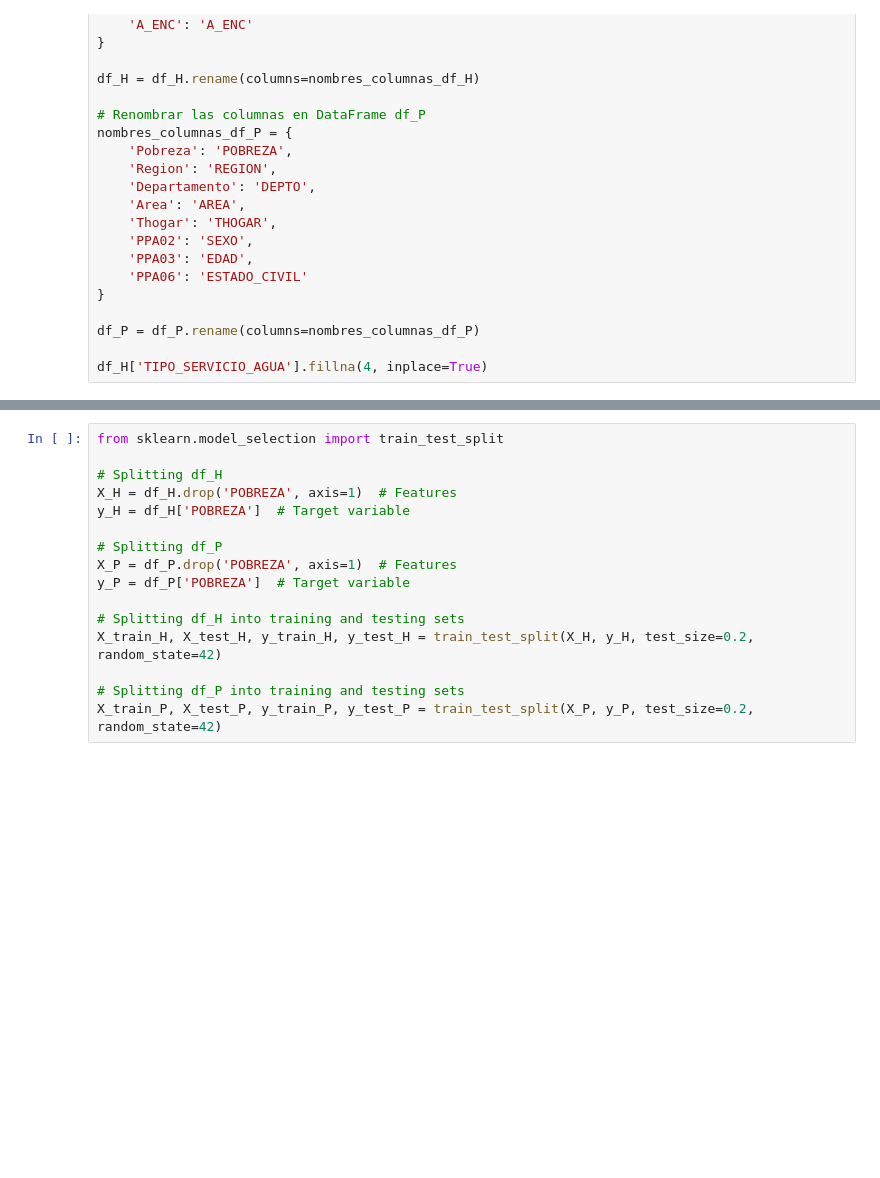
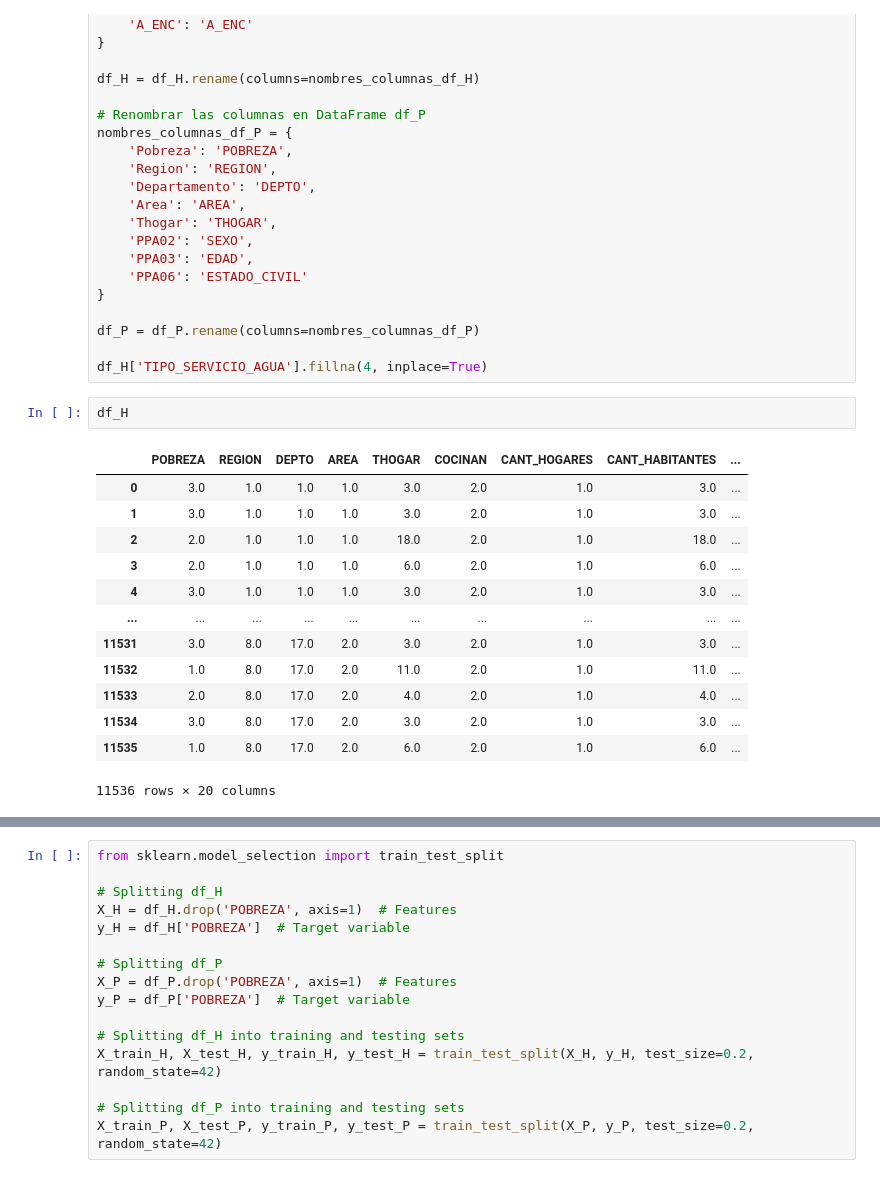
Before and after one commit to caguirre5/Lab10-DS, a Jupyter notebook: Lab10_modelo.ipynb, the cells around one changed output, grey strips where cells are left out. Drawn from its saved outputs; the diff is of its cells as text; blank space fills up the shorter version.

```diff
--- a/Lab10_modelo.ipynb
+++ b/Lab10_modelo.ipynb
@@ -54,3 +78,19 @@ nombres_columnas_df_P = {
 df_P = df_P.rename(columns=nombres_columnas_df_P)
 
 df_H['TIPO_SERVICIO_AGUA'].fillna(4, inplace=True)
+# %%
+df_H
+# %% [output]
+|  | POBREZA | REGION | DEPTO | AREA | THOGAR | COCINAN | CANT_HOGARES | CANT_HABITANTES | ... |
+| 0 | 3.0 | 1.0 | 1.0 | 1.0 | 3.0 | 2.0 | 1.0 | 3.0 | ... |
+| 1 | 3.0 | 1.0 | 1.0 | 1.0 | 3.0 | 2.0 | 1.0 | 3.0 | ... |
+| 2 | 2.0 | 1.0 | 1.0 | 1.0 | 18.0 | 2.0 | 1.0 | 18.0 | ... |
+| 3 | 2.0 | 1.0 | 1.0 | 1.0 | 6.0 | 2.0 | 1.0 | 6.0 | ... |
+| 4 | 3.0 | 1.0 | 1.0 | 1.0 | 3.0 | 2.0 | 1.0 | 3.0 | ... |
+| ... | ... | ... | ... | ... | ... | ... | ... | ... | ... |
+| 11531 | 3.0 | 8.0 | 17.0 | 2.0 | 3.0 | 2.0 | 1.0 | 3.0 | ... |
+| 11532 | 1.0 | 8.0 | 17.0 | 2.0 | 11.0 | 2.0 | 1.0 | 11.0 | ... |
+| 11533 | 2.0 | 8.0 | 17.0 | 2.0 | 4.0 | 2.0 | 1.0 | 4.0 | ... |
+| 11534 | 3.0 | 8.0 | 17.0 | 2.0 | 3.0 | 2.0 | 1.0 | 3.0 | ... |
+| 11535 | 1.0 | 8.0 | 17.0 | 2.0 | 6.0 | 2.0 | 1.0 | 6.0 | ... |
+11536 rows × 20 columns
```
Also changed, not shown: parts of 22 cells of this notebook.
